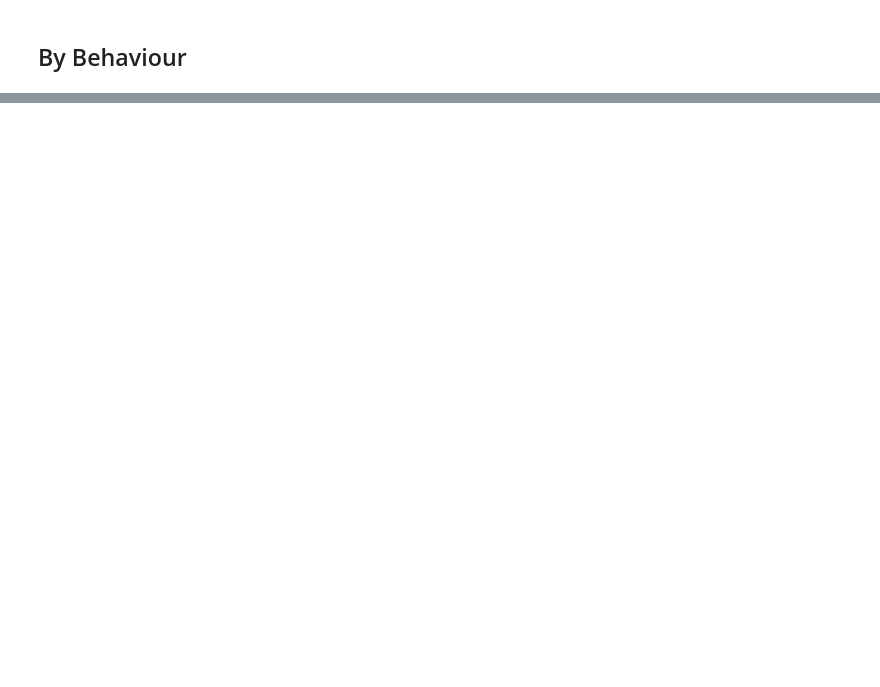
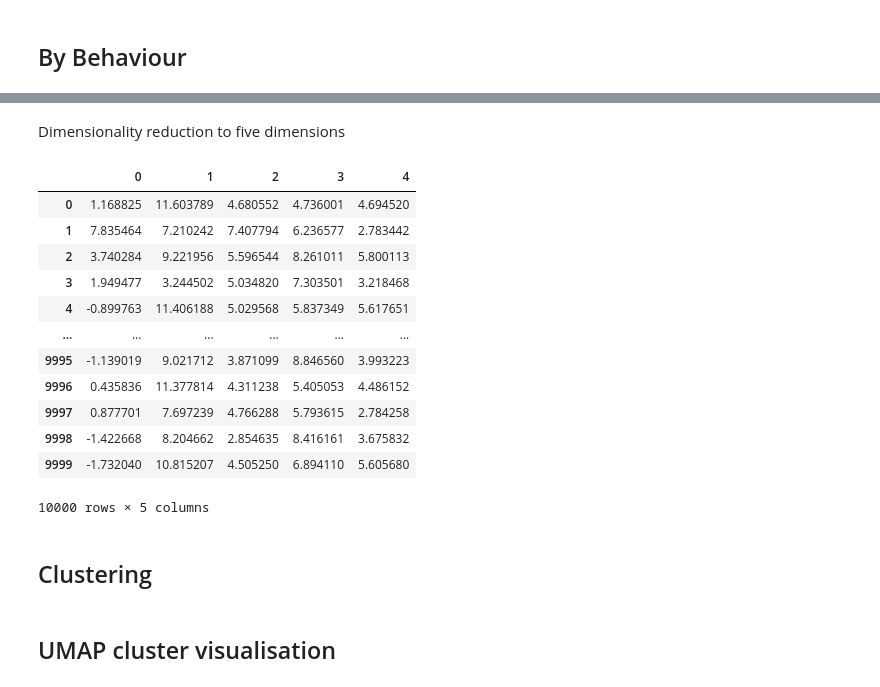
Before and after one commit to cameronstackhouse/exploring-the-design-space-of-artificial-life, a Jupyter notebook: results.ipynb, the cells around one changed output, grey strips where cells are left out. Saved outputs shown, nothing was run; the diff lists cells and outputs as text; code cells hidden in the pictures; blank space fills up the shorter version.

```diff
--- a/results.ipynb
+++ b/results.ipynb
@@ -224,0 +320,25 @@ Error:
+# %% [markdown]
+Dimensionality reduction to five dimensions
+# %%
+reduced_behaviour = umap.UMAP(random_state=0, n_components=5).fit(df_behaviour)
+reduced_behaviour = pd.DataFrame(reduced_behaviour.embedding_)
+
+reduced_behaviour
+# %% [output]
+|  | 0 | 1 | 2 | 3 | 4 |
+| 0 | 1.168825 | 11.603789 | 4.680552 | 4.736001 | 4.694520 |
+| 1 | 7.835464 | 7.210242 | 7.407794 | 6.236577 | 2.783442 |
+| 2 | 3.740284 | 9.221956 | 5.596544 | 8.261011 | 5.800113 |
+| 3 | 1.949477 | 3.244502 | 5.034820 | 7.303501 | 3.218468 |
+| 4 | -0.899763 | 11.406188 | 5.029568 | 5.837349 | 5.617651 |
+| ... | ... | ... | ... | ... | ... |
+| 9995 | -1.139019 | 9.021712 | 3.871099 | 8.846560 | 3.993223 |
+| 9996 | 0.435836 | 11.377814 | 4.311238 | 5.405053 | 4.486152 |
+| 9997 | 0.877701 | 7.697239 | 4.766288 | 5.793615 | 2.784258 |
+| 9998 | -1.422668 | 8.204662 | 2.854635 | 8.416161 | 3.675832 |
+| 9999 | -1.732040 | 10.815207 | 4.505250 | 6.894110 | 5.605680 |
+10000 rows × 5 columns
+# %% [markdown]
+## Clustering
+# %% [markdown]
+## UMAP cluster visualisation
```
Also changed, not shown: parts of 25 cells of this notebook, 6 other files.
